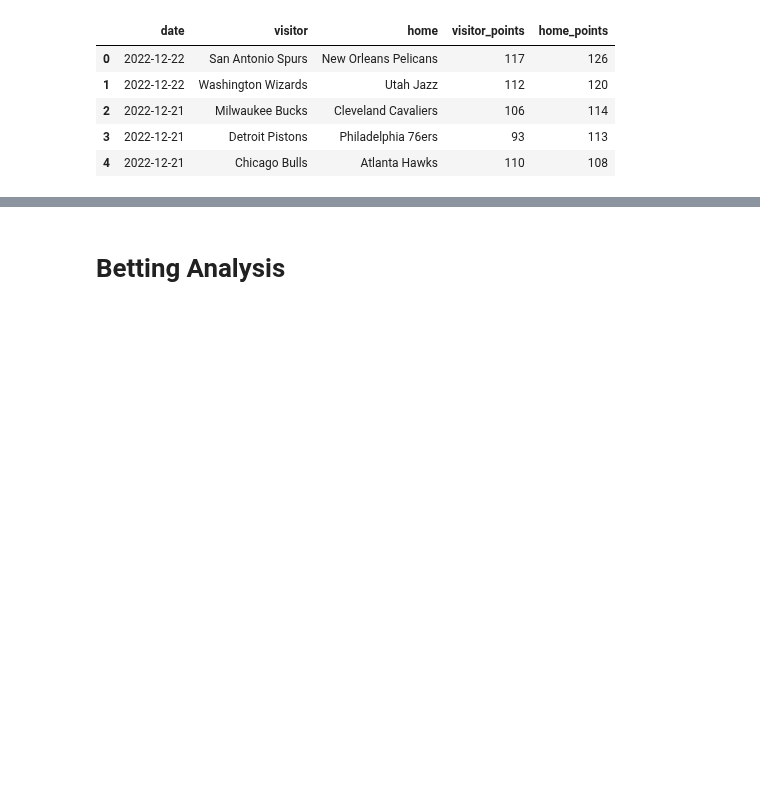
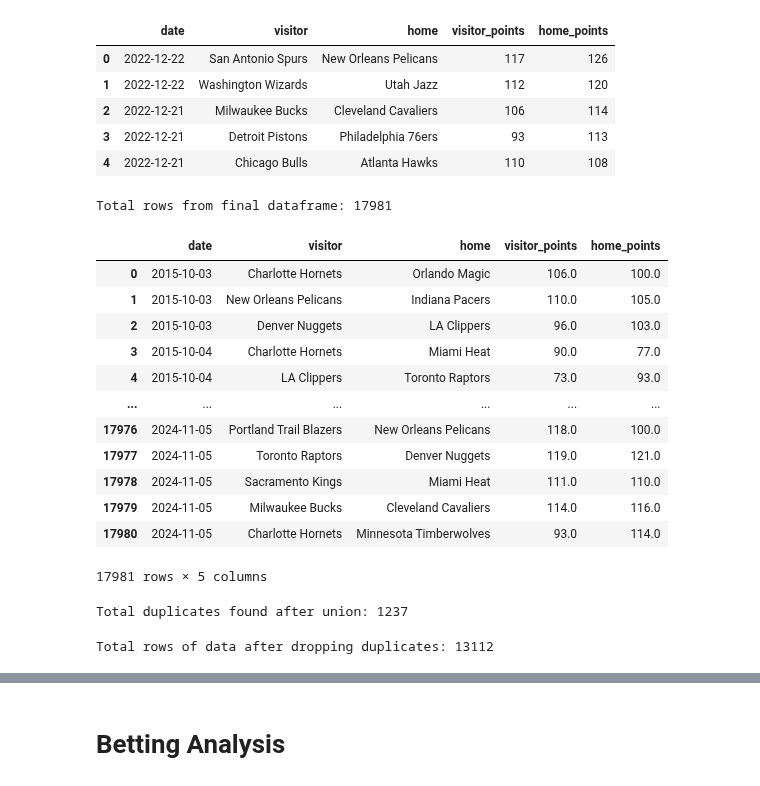
Before and after one commit to VincentGordon-Data-Analyst/nba-api, a Jupyter notebook: nba-analysis.ipynb, the cells around one changed output, grey strips where cells are left out. Saved outputs shown, nothing was run; the diff lists cells and outputs as text; code cells hidden in the pictures; blank space fills up the shorter version.

```diff
--- a/nba-analysis.ipynb
+++ b/nba-analysis.ipynb
@@ -134,3 +146,43 @@ df2.head()
 | 2 | 2022-12-21 | Milwaukee Bucks | Cleveland Cavaliers | 106 | 114 |
 | 3 | 2022-12-21 | Detroit Pistons | Philadelphia 76ers | 93 | 113 |
 | 4 | 2022-12-21 | Chicago Bulls | Atlanta Hawks | 110 | 108 |
+# %%
+# Union the two Dataframes
+final_df = pd.concat([df1, df2], ignore_index=True)
+
+# Sort by date and reset index
+final_df = final_df.sort_values(by='date').reset_index(drop=True)
+
+print(f'Total rows from final dataframe: {len(final_df)}')
+
+# Display
+final_df
+# %% [output]
+Total rows from final dataframe: 17981
+|  | date | visitor | home | visitor_points | home_points |
+| 0 | 2015-10-03 | Charlotte Hornets | Orlando Magic | 106.0 | 100.0 |
+| 1 | 2015-10-03 | New Orleans Pelicans | Indiana Pacers | 110.0 | 105.0 |
+| 2 | 2015-10-03 | Denver Nuggets | LA Clippers | 96.0 | 103.0 |
+| 3 | 2015-10-04 | Charlotte Hornets | Miami Heat | 90.0 | 77.0 |
+| 4 | 2015-10-04 | LA Clippers | Toronto Raptors | 73.0 | 93.0 |
+| ... | ... | ... | ... | ... | ... |
+| 17976 | 2024-11-05 | Portland Trail Blazers | New Orleans Pelicans | 118.0 | 100.0 |
+| 17977 | 2024-11-05 | Toronto Raptors | Denver Nuggets | 119.0 | 121.0 |
+| 17978 | 2024-11-05 | Sacramento Kings | Miami Heat | 111.0 | 110.0 |
+| 17979 | 2024-11-05 | Milwaukee Bucks | Cleveland Cavaliers | 114.0 | 116.0 |
+| 17980 | 2024-11-05 | Charlotte Hornets | Minnesota Timberwolves | 93.0 | 114.0 |
+17981 rows × 5 columns
+# %%
+# Find rows that are duplicated from the final dataframe
+duplicate_count = final_df[final_df.duplicated()]
+
+print(f'Total duplicates found after union: {len(duplicate_count)}')
+# %% [output]
+Total duplicates found after union: 1237
+# %%
+# Drop duplicates
+final_df = final_df.drop_duplicates()
+
+print(f'Total rows of data after dropping duplicates: {len(final_df)}')
+# %% [output]
+Total rows of data after dropping duplicates: 13112
```
Also changed, not shown: parts of 11 cells of this notebook, 6 other files.
